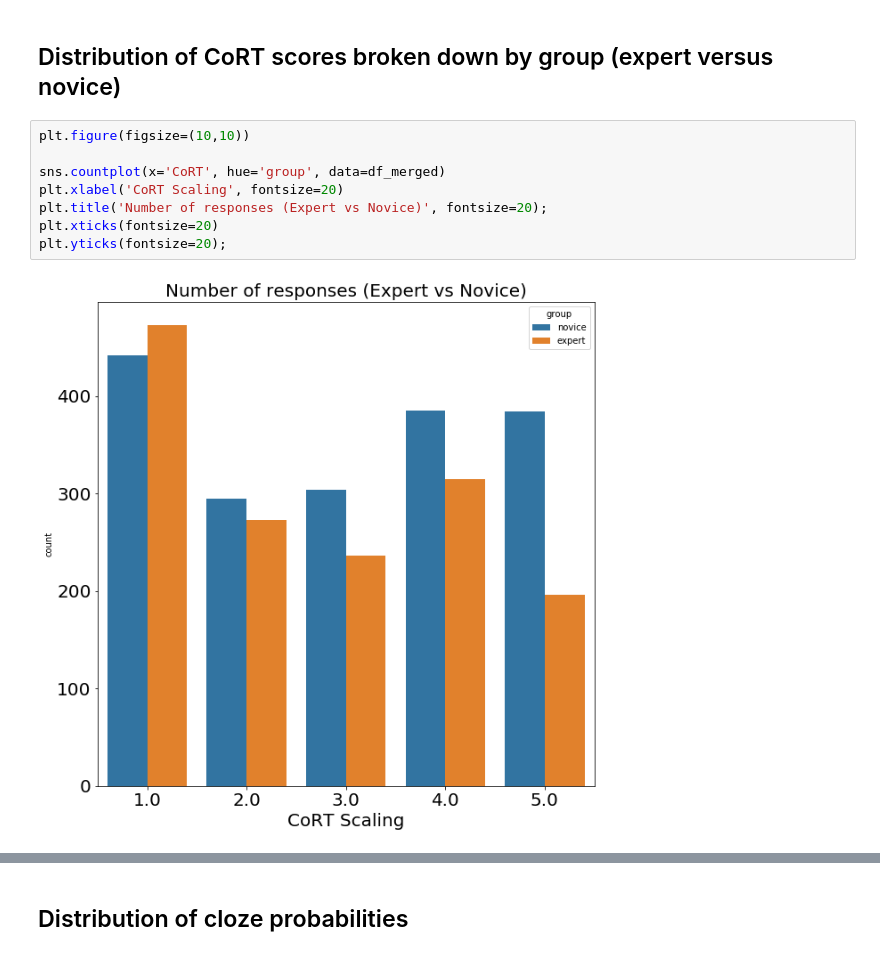
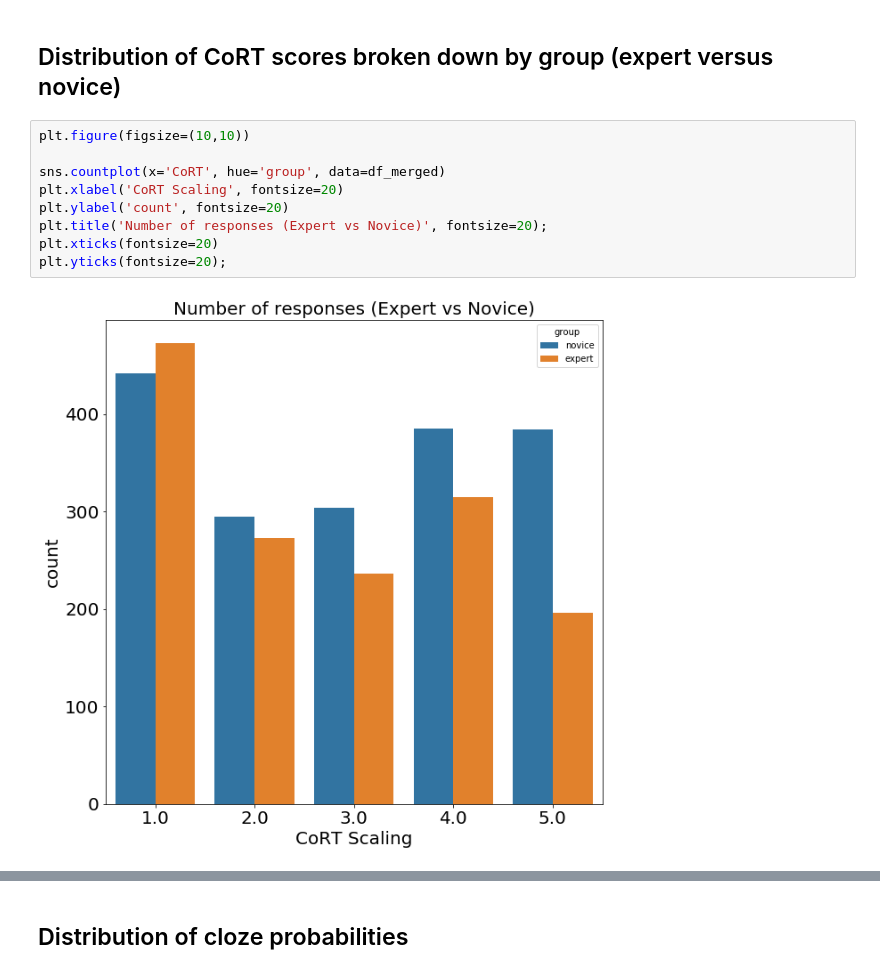
Before and after one commit to sbruinsma1/cort_language, a Jupyter notebook: notebooks/pilot_cort_scaling_ana.ipynb, the cells around one changed output, grey strips where cells are left out. Drawn from its saved outputs; the diff is of its cells as text.

```diff
--- a/notebooks/pilot_cort_scaling_ana.ipynb
+++ b/notebooks/pilot_cort_scaling_ana.ipynb
@@ -73,10 +73,11 @@ df_merged['CoRT'] = df_merged['CoRT'].apply(lambda x: extract_string(x))
 # %%
 plt.figure(figsize=(10,10))
 
 sns.countplot(x='CoRT', hue='group', data=df_merged)
 plt.xlabel('CoRT Scaling', fontsize=20)
+plt.ylabel('count', fontsize=20)
 plt.title('Number of responses (Expert vs Novice)', fontsize=20);
 plt.xticks(fontsize=20)
 plt.yticks(fontsize=20);
 # %% [output]
-[figure, old version]
+[figure, new version]
```
Also changed, not shown: parts of 2 cells of this notebook, 1 other file.
